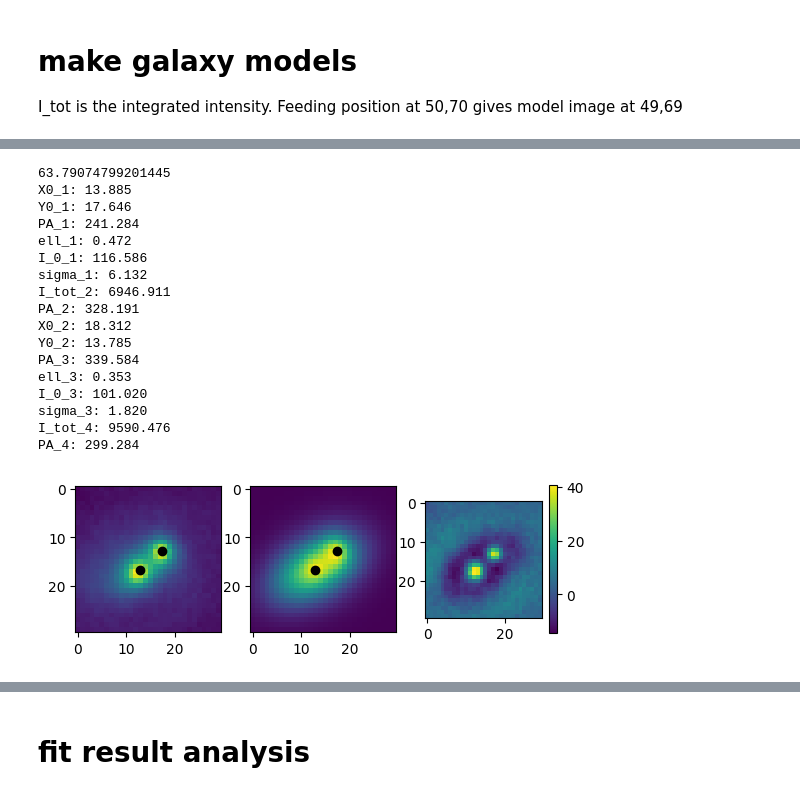
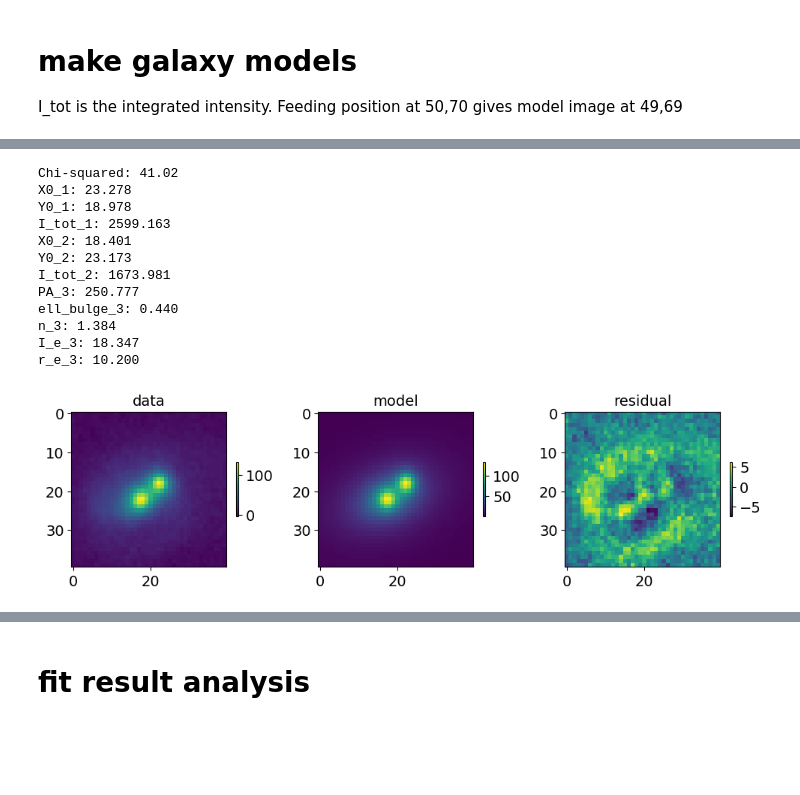
Before and after one commit to insepien/dualAGN, a Jupyter notebook: scrap_notebooks/checkFit.ipynb, the cells around one changed output, grey strips where cells are left out. Saved outputs shown, nothing was run; the diff lists cells and outputs as text; code cells hidden in the pictures; blank space fills up the shorter version.

Commit message:
update psf scripts and data for 2 AGNs

```diff
--- a/scrap_notebooks/checkFit.ipynb
+++ b/scrap_notebooks/checkFit.ipynb
@@ -68,11 +82,3 @@ Intensity of whole image:25506.391
-# %%
-# PSF
-psf = {'I_tot' : [1500, 0, 1e4]}
-psf_dict = {'name': "PointSource", 'label': "psf", 'parameters': psf}
-funcset_dict_psf0 = {'X0': [50,0,100], 'Y0': [50,0,100],
-                'function_list': [psf_dict]}
-model= pyimfit.ModelDescription.dict_to_ModelDescription({'function_sets':[funcset_dict_psf0]})
-fitter = pyimfit.Imfit(model, psf=psf1)
 # %% [markdown]
 # make galaxy models
 I_tot is the integrated intensity. Feeding position at 50,70 gives model image at 49,69
@@ -316,0 +410,9 @@ for modelName in tqdm(models, desc="Fitting models"):
+# %%
+fig,ax = plt.subplots(1,2,figsize=(10,4))
+ax[0].hist(imageAGNcrop.flatten(),bins=np.arange(np.min(imageAGNcrop),np.max(imageAGNcrop)))
+bgr = ax[1].hist(imageAGNcrop.flatten(),bins=np.arange(np.min(imageAGNcrop),20))
+[ax[i].set_title(['Whole intensity range',"min to 20"][i]) for i in range(2)]
+[ax[i].set_xlabel('intensity') for i in range(2)]
+ax[0].set_ylabel('number of agns')
+sky = (bgr[1][np.where(bgr[0]==np.max(bgr[0]))]+bgr[1][np.where(bgr[0]==np.max(bgr[0]))[0][0]+1])/2
+print(f"sky level: {sky[0]:.2f}")
@@ -317,37 +422,32 @@ for modelName in tqdm(models, desc="Fitting models"):
 # %%
-n=3
-m = modelIms[n]
-pname = pnames[n]
-res = fitResults[n].params
-fs = fitResults[n].fitStat
-print(fs)
+# Try for only 1 model
+modelname = "1psf+sersic,1psf"
+imageAGNcrop_bs = imageAGNcrop-sky
+fitter0, config0, modelIm0, fitRes0, pname0  = dofit_no_oversp(modelname,
+                                                      dataImage=imageAGNcrop_bs, psf=psf400new,solver="LM")
+m = modelIm0
+res = fitRes0.params
+pname = pname0
+fs = fitRes0.fitStat
+print(f'Chi-squared: {fs:.2f}')
 [print(f"{pname[i]}: {res[i]:.3f}") for i in range(len(pname))]
-#[plt.plot(xs[i],ys[i], "ko",markersize=1) for i in range(2)];
-fig,ax = plt.subplots(1,3)
-im = [ax[i].imshow([imageAGNcrop, m, imageAGNcrop-m][i]) for i in range(3)]
-
+fig,ax = plt.subplots(1,3,figsize=(10,4))
+im = [ax[i].imshow([imageAGNcrop-2.5, m, imageAGNcrop_bs-m][i]) for i in range(3)]
 dic = dict(zip(pname, res))
-cenup = np.array([dic["X0_1"]-1, dic['Y0_1']-1])
-cendown = np.array([dic["X0_2"]-1, dic['Y0_2']-1])
-
-[[ax[j].plot([cenup,cendown][i][0],[cenup,cendown][i][1],"ko") for i in range(2)] for j in range(2)]
-fig.colorbar(im[2],ax=ax[2],shrink=0.4);
+[fig.colorbar(im[i],ax=ax[i],shrink=0.2) for i in range(3)]
+[ax[i].set_title(['data','model','residual'][i]) for i in range(3)]
+fig.tight_layout();
 # %% [output]
-63.79074799201445
-X0_1: 13.885
-Y0_1: 17.646
-PA_1: 241.284
-ell_1: 0.472
-I_0_1: 116.586
-sigma_1: 6.132
-I_tot_2: 6946.911
-PA_2: 328.191
-X0_2: 18.312
-Y0_2: 13.785
-PA_3: 339.584
-ell_3: 0.353
-I_0_3: 101.020
-sigma_3: 1.820
-I_tot_4: 9590.476
-PA_4: 299.284
+Chi-squared: 41.02
+X0_1: 23.278
+Y0_1: 18.978
+I_tot_1: 2599.163
+X0_2: 18.401
+Y0_2: 23.173
+I_tot_2: 1673.981
+PA_3: 250.777
+ell_bulge_3: 0.440
+n_3: 1.384
+I_e_3: 18.347
+r_e_3: 10.200
-[figure, old version]
+[figure, new version]
```
Also changed, not shown: parts of 23 cells of this notebook, 9 other files.
